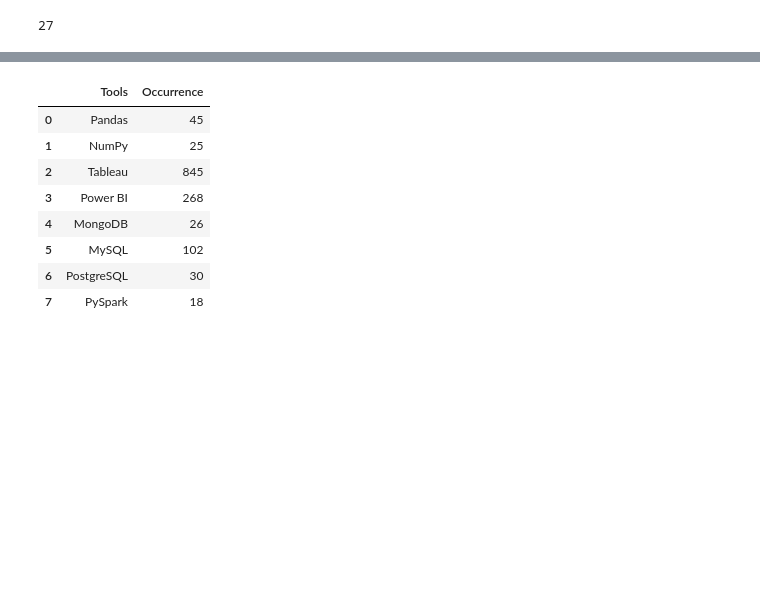
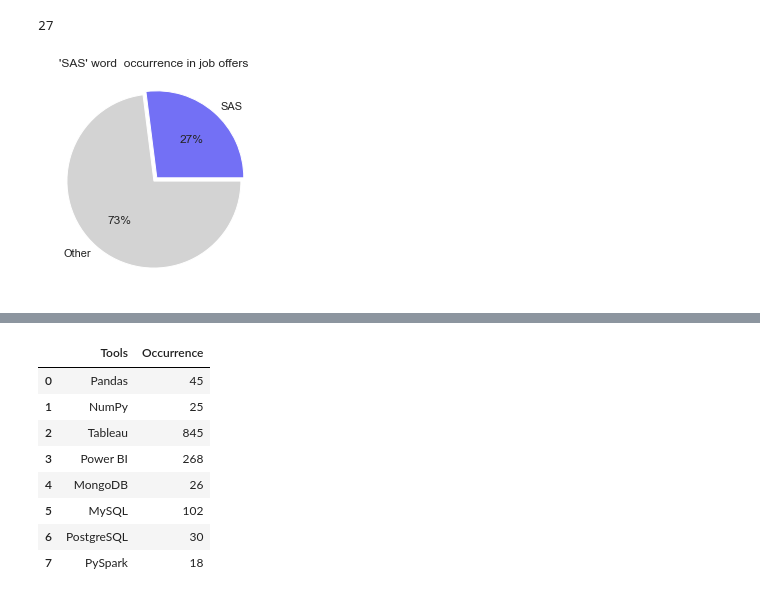
Before and after one commit to rita-s/Data_Analysis_Project_1, a Jupyter notebook: HR_Hackers.ipynb, the cells around one changed output, grey strips where cells are left out. Drawn from its saved outputs; the diff is of its cells as text; code cells hidden in the pictures; blank space fills up the shorter version.

```diff
--- a/HR_Hackers.ipynb
+++ b/HR_Hackers.ipynb
@@ -155,6 +181,18 @@ sas = round(sas_mean * 100)
 sas
 # %% [output]
 27
+# %%
+# SAS occurrence in job offers
+sas_pie = np.array([27, (100-27)])
+labels = ['SAS', 'Other']
+explode = [0.05, 0]
+colors = ['#7370f5', '#d3d3d3']
+plt.pie(sas_pie, labels = labels, explode = explode, colors = colors, autopct = '%1.f%%')
+# plt.legend(loc = 'lower right')
+plt.title('\'SAS\' word  occurrence in job offers')
+plt.show()
+# %% [output]
+[figure, added]
 # %%
 technologies = {
 'Python': f'{python} %',
```
Also changed, not shown: parts of 54 cells of this notebook, 6 other files.
